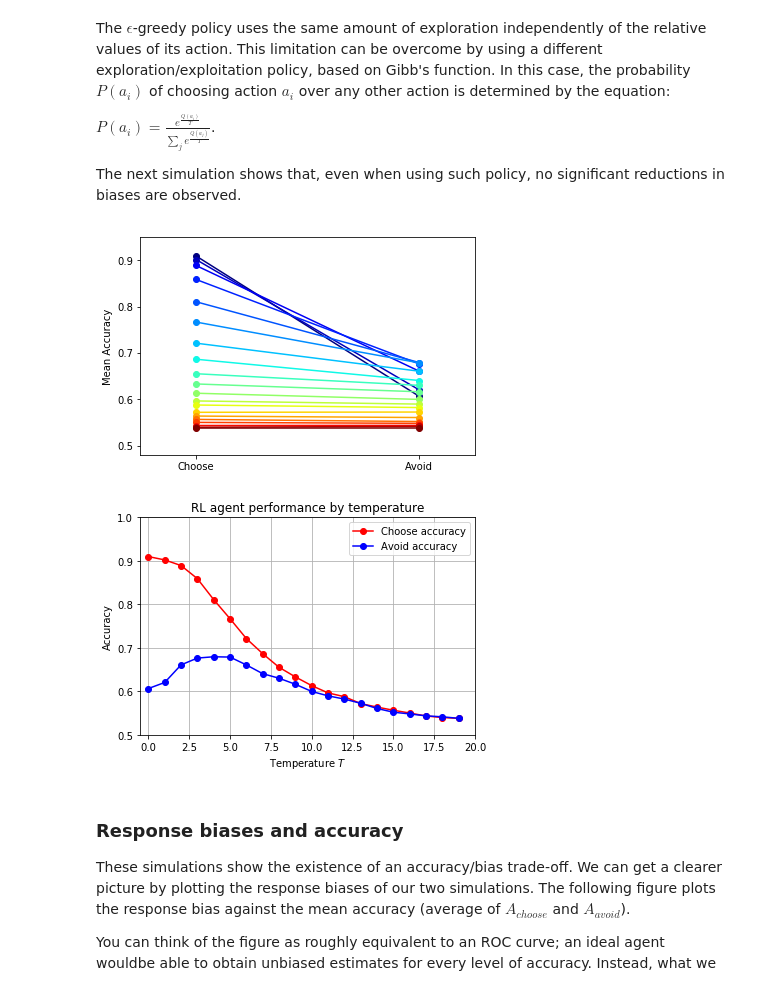
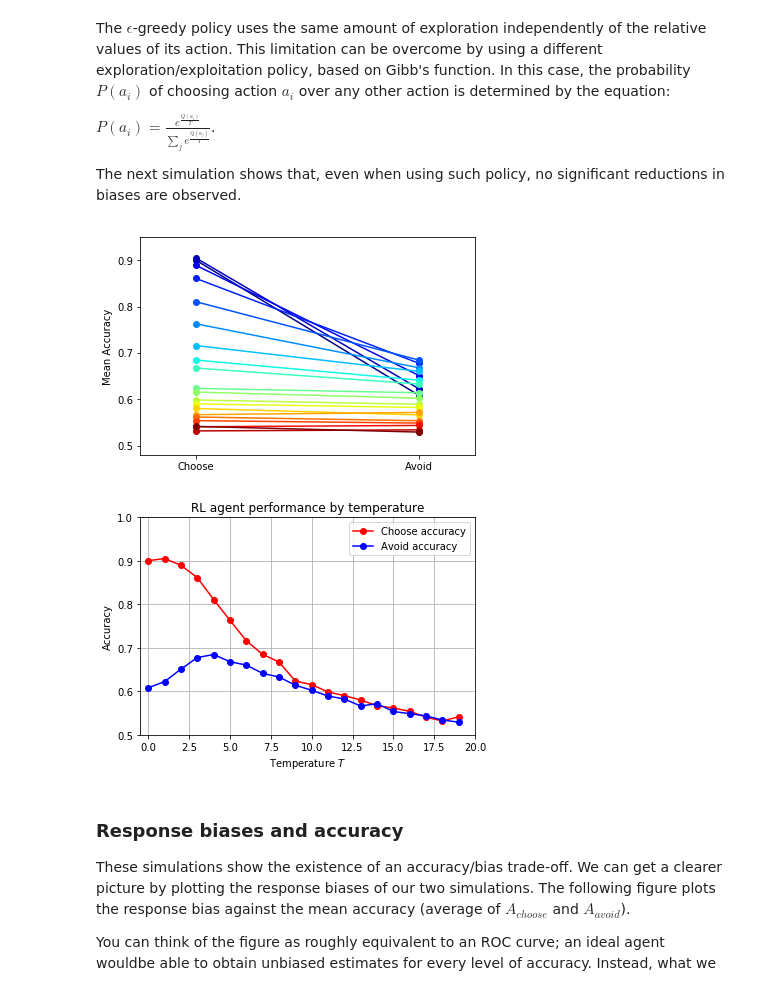
Before and after one commit to TheRealDrDre/RLBG, a Jupyter notebook: Simulations+Results.ipynb, the cells around one changed output. Cells and saved outputs as stored; diff of their text form; code cells hidden in the pictures.

```diff
--- a/Simulations+Results.ipynb
+++ b/Simulations+Results.ipynb
@@ -135,23 +135,23 @@ The next simulation shows that, even when using such policy, no significant redu
 # %%
 T = range(1, 21, 1)
 T = [t/10.0 for t in T]  # Range of temperatures for Gibbs distribution
 T = [t**2 for t in T]
 t_results = {}
-NUM_SIMS=5000
+NUM_SIMS=1000
 for t in T:
     performance = []
     for i in range( NUM_SIMS ):
         task = b.PSS_Task()
         agent = b.RL_Agent(epsilon = e, alpha = 0.1, temperature = t)
         agent.policy = agent.gibbs_policy
         agent.run(task)
         performance.append(task.accuracies())
 
     t_results[t] = (np.mean([x[0] for x in performance]), np.mean([x[1] for x in performance]))
 
 bgp.plot_results(t_results, T)
 # %% [output]
-[figure, old version]
+[figure, new version]
 # %%
 import matplotlib.pyplot as plt
 choose = [t_results[x][0] for x in T]
@@ -166,7 +166,7 @@ plt.legend(["Choose accuracy", "Avoid accuracy"], loc="best")
 plt.title("RL agent performance by temperature")
 plt.show()
 # %% [output]
-[figure, old version]
+[figure, new version]
 # %% [markdown]
 ### Response biases and accuracy
 
```
Also changed, not shown: parts of 10 cells of this notebook, 6 other files.
